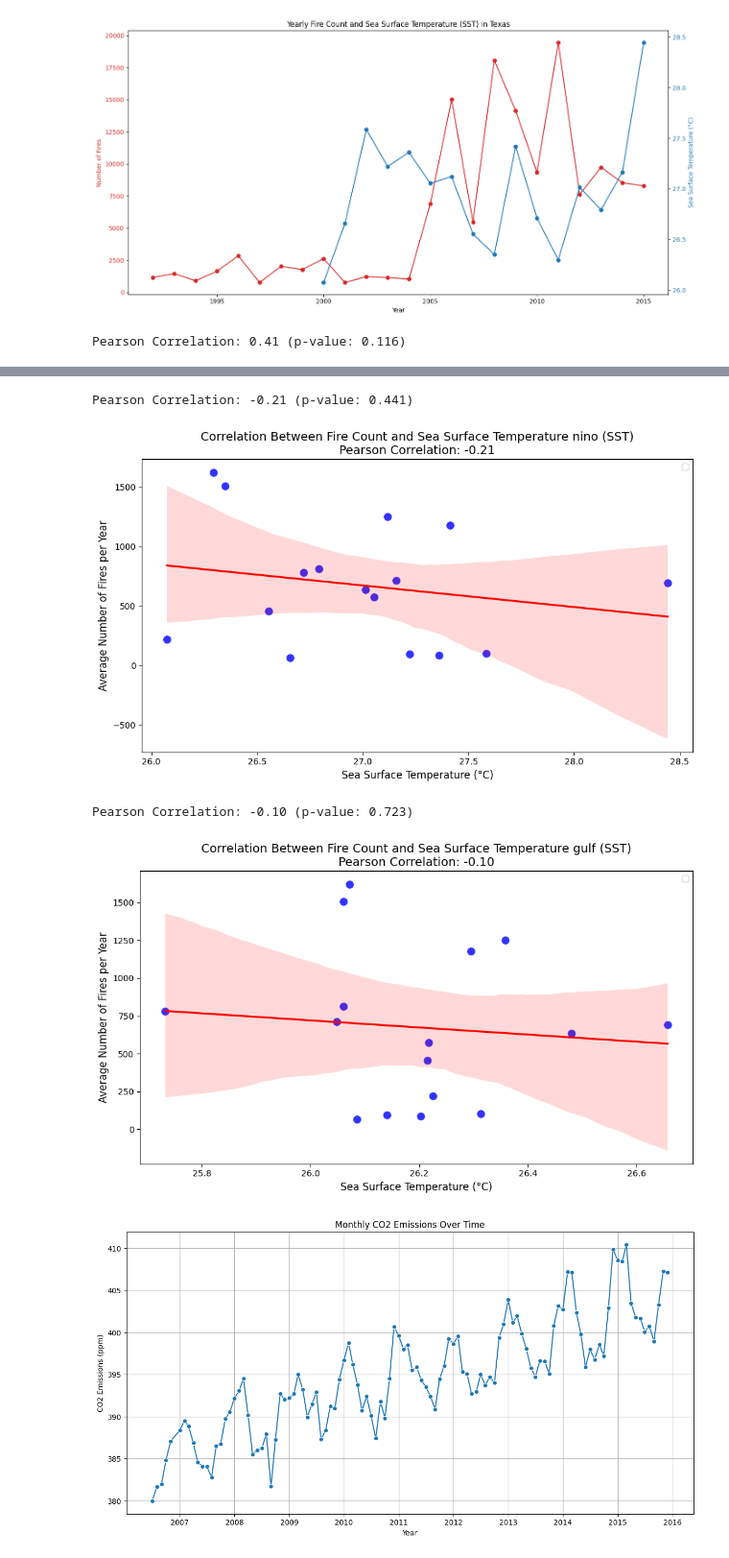
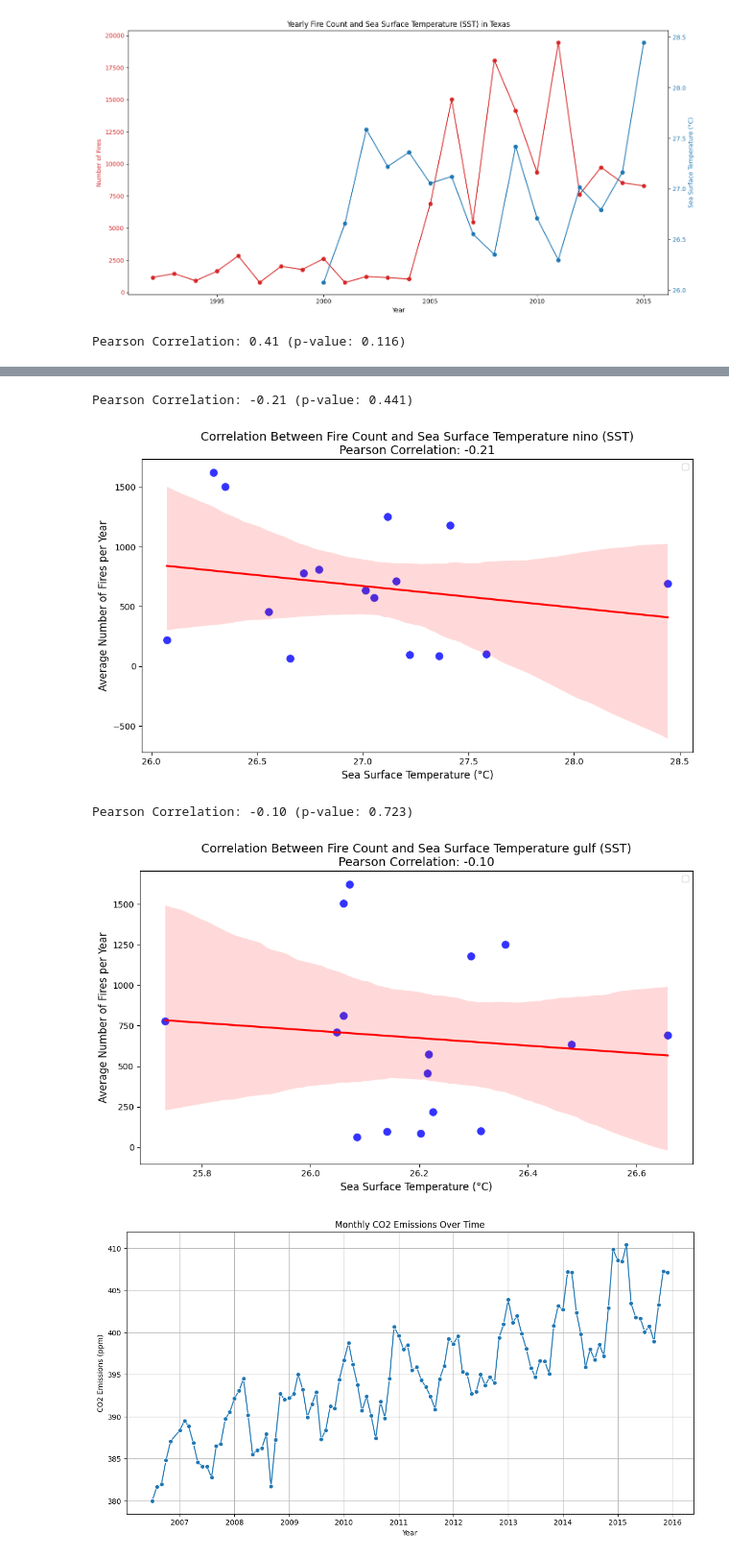
Before and after one commit to J0bster/forestfires_usa, a Jupyter notebook: Job/plot.ipynb, the cells around one changed output, grey strips where cells are left out. Shown at 96% size. Drawn from its saved outputs; the diff is of its cells as text; code cells hidden in the pictures.

Commit message:
removed not fully completed datsets and changed my datasets to the correctone.

```diff
--- a/Job/plot.ipynb
+++ b/Job/plot.ipynb
@@ -126,7 +124,7 @@ import seaborn as sns
 import matplotlib.pyplot as plt
 from scipy.stats import pearsonr
 
-fire_data = pd.read_csv('../dataset/texas_fires.csv')
+fire_data = texas_fires_with_drought_and_fips.copy()
 fire_data['DISCOVERY_DATE_NEW'] = pd.to_datetime(fire_data['DISCOVERY_DATE_NEW'])
 fire_data['Month'] = fire_data['DISCOVERY_DATE_NEW'].dt.month
 fire_data['Year'] = fire_data['DISCOVERY_DATE_NEW'].dt.year
@@ -150,7 +148,7 @@ plt.ylabel('Average Number of Fires per Year', fontsize=12)
 plt.legend()
 plt.tight_layout()
 plt.show()
-fire_data = pd.read_csv('../dataset/texas_fires.csv')
+fire_data = texas_fires_with_drought_and_fips.copy()
 fire_data['DISCOVERY_DATE_NEW'] = pd.to_datetime(fire_data['DISCOVERY_DATE_NEW'])
 
 fire_data['Month'] = fire_data['DISCOVERY_DATE_NEW'].dt.month
@@ -178,7 +176,7 @@ plt.tight_layout()
 
 plt.show()
 
-fire_data = pd.read_csv('../dataset/texas_fires.csv')
+fire_data = texas_fires_with_drought_and_fips.copy()
 fire_data['DISCOVERY_DATE_NEW'] = pd.to_datetime(fire_data['DISCOVERY_DATE_NEW'])
 
 fire_data['Month'] = fire_data['DISCOVERY_DATE_NEW'].dt.month
@@ -189,34 +187,34 @@ monthly_fires = fire_data.groupby(['Year', 'Month']).size().reset_index(name='Fi
 nino_data = pd.read_csv('../dataset/mexicangulf_sst.csv')
 nino_data[['Year', 'Month']] = nino_data['Date'].str.split('-', expand=True)[[0, 1]].astype(int)
 
 monthly_sst = nino_data.groupby(['Year', 'Month'])['Temperature'].mean().reset_index()
 
 monthly_data = pd.merge(monthly_fires, monthly_sst, on=['Year', 'Month'])
 
 yearly_data = monthly_data.groupby('Year').agg({'Fire_Count': 'mean', 'Temperature': 'mean'}).reset_index()
 
 corr, p_value = pearsonr(yearly_data['Temperature'], yearly_data['Fire_Count'])
 print(f"Pearson Correlation: {corr:.2f} (p-value: {p_value:.3f})")
 
 plt.figure(figsize=(10, 6))
 sns.scatterplot(data=yearly_data, x='Temperature', y='Fire_Count', s=100, color='blue', alpha=0.8)
 
 sns.regplot(data=yearly_data, x='Temperature', y='Fire_Count', scatter=False, color='red', line_kws={"label": "Trend Line"})
 
 plt.title(f'Correlation Between Fire Count and Sea Surface Temperature gulf (SST)\nPearson Correlation: {corr:.2f}', fontsize=14)
 plt.xlabel('Sea Surface Temperature (°C)', fontsize=12)
 plt.ylabel('Average Number of Fires per Year', fontsize=12)
 plt.legend()
 plt.tight_layout()
 
 plt.show()
 # %% [output]
 Pearson Correlation: 0.41 (p-value: 0.116)
 [figure]
 Pearson Correlation: -0.21 (p-value: 0.441)
 [figure]
 Pearson Correlation: -0.10 (p-value: 0.723)
-[figure, old version]
+[figure, new version]
 # %%
 import pandas as pd
 import seaborn as sns
```
Also changed, not shown: parts of 5 cells of this notebook, 2 other files.
